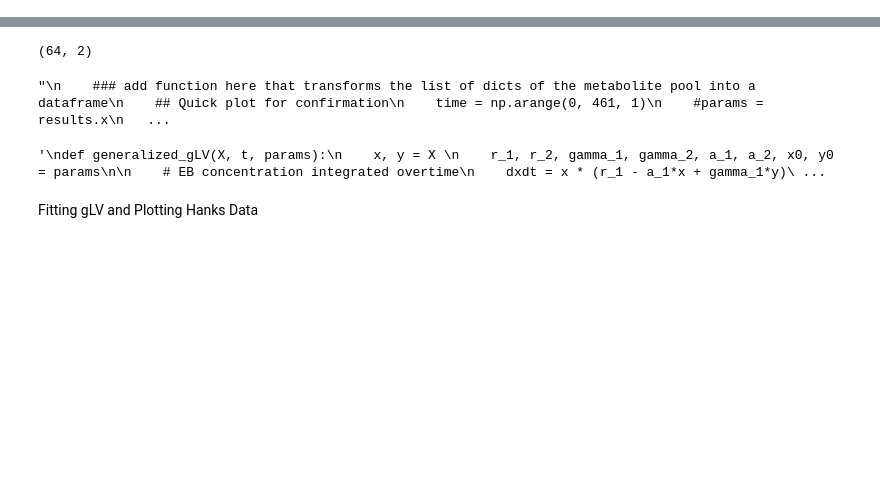
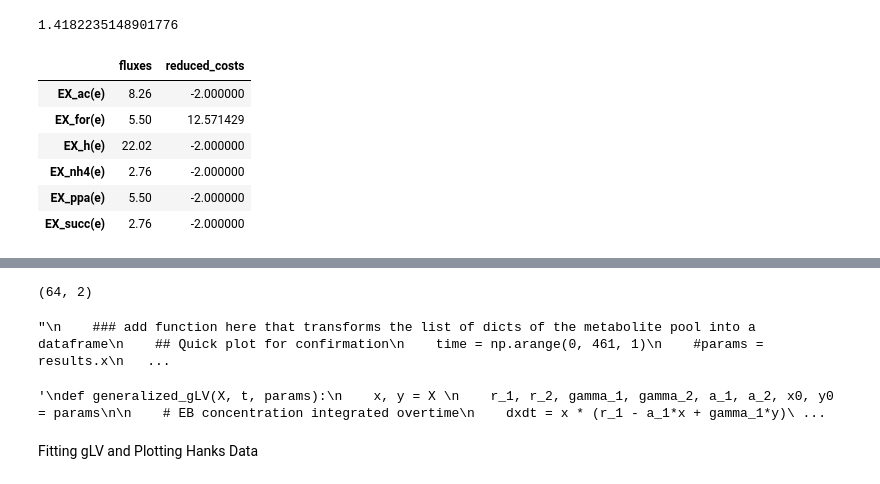
Before and after one commit to haydengallo/glv_dfba, a Jupyter notebook: dfba_glv_implement.ipynb, the cells around one changed output, grey strips where cells are left out. Saved outputs shown, nothing was run; the diff lists cells and outputs as text; code cells hidden in the pictures; blank space fills up the shorter version.

```diff
--- a/dfba_glv_implement.ipynb
+++ b/dfba_glv_implement.ipynb
@@ -63,0 +79,3 @@ Using regular expression found the following compartments:c, e
+# %%
+alt_p_copri = cobra.io.load_matlab_model('/Users/haydengallo/Documents/Bucci_lab/iPc610.mat')
+alt_p_copri_2 = cobra.io.load_matlab_model('/Users/haydengallo/Documents/Bucci_lab/iPc610_alt.mat')
@@ -63,0 +103,6 @@ Using regular expression found the following compartments:c, e
+# %%
+alt_p_copri.medium = dict(zip(rcm_add['reaction'], rcm_add['fluxValue']))
+alt_p_copri_2.medium = dict(zip(rcm_add['reaction'], rcm_add['fluxValue']))
+# %%
+alt_p_copri.reactions.Biomass_BT_v2_norm.id = 'biomass'
+alt_p_copri_2.reactions.Biomass_BT_v2_norm.id = 'biomass'
@@ -63,0 +112,9 @@ Using regular expression found the following compartments:c, e
+# %%
+alt_p_copri.slim_optimize()
+# %% [output]
+1.4182235148901776
+# %%
+test_pfba_alt_pc = cobra.flux_analysis.pfba(alt_p_copri)
+pfba__pc = cobra.flux_analysis.pfba(p_copri_model)
+
+test_pfba_alt_pc_2 = cobra.flux_analysis.pfba(alt_p_copri_2)
@@ -63,0 +124,18 @@ Using regular expression found the following compartments:c, e
+# %%
+test_pfba_alt_pc_df = test_pfba_alt_pc.to_frame().filter(regex='EX_', axis = 0)
+test_pfba_alt_pc_df_sec = test_pfba_alt_pc_df[test_pfba_alt_pc_df['fluxes']>0]
+#test_pfba_alt_pc_df_sec.filter(regex = 'bio', axis=0)['fluxes'].iloc[0]
+test_pfba_alt_pc_df_sec
+
+test_pfba_alt_2_pc_df = test_pfba_alt_pc_2.to_frame().filter(regex='EX_', axis = 0)
+test_pfba_alt_pc_2_df_sec = test_pfba_alt_2_pc_df[test_pfba_alt_2_pc_df['fluxes']>0]
+#test_pfba_alt_pc_df_sec.filter(regex = 'bio', axis=0)['fluxes'].iloc[0]
+test_pfba_alt_pc_2_df_sec
+# %% [output]
+|  | fluxes | reduced_costs |
+| EX_ac(e) | 8.26 | -2.000000 |
+| EX_for(e) | 5.50 | 12.571429 |
+| EX_h(e) | 22.02 | -2.000000 |
+| EX_nh4(e) | 2.76 | -2.000000 |
+| EX_ppa(e) | 5.50 | -2.000000 |
+| EX_succ(e) | 2.76 | -2.000000 |
```
Also changed, not shown: parts of 15 cells of this notebook, 1 other file.
